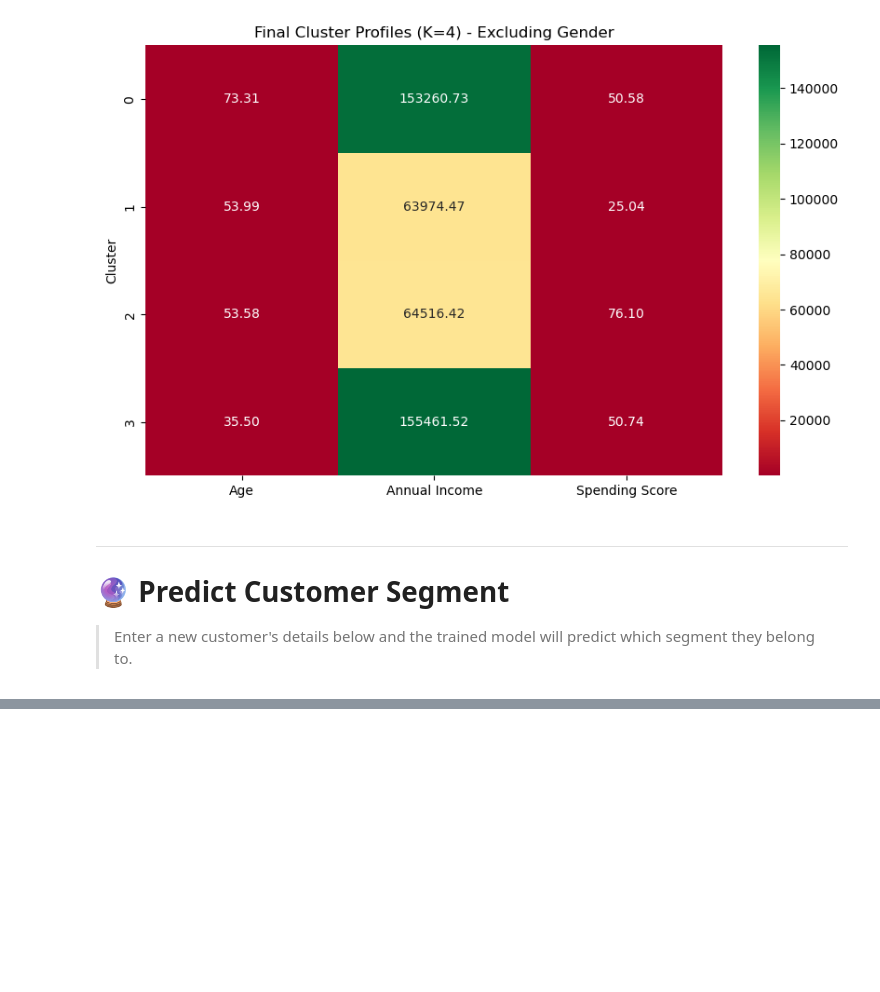
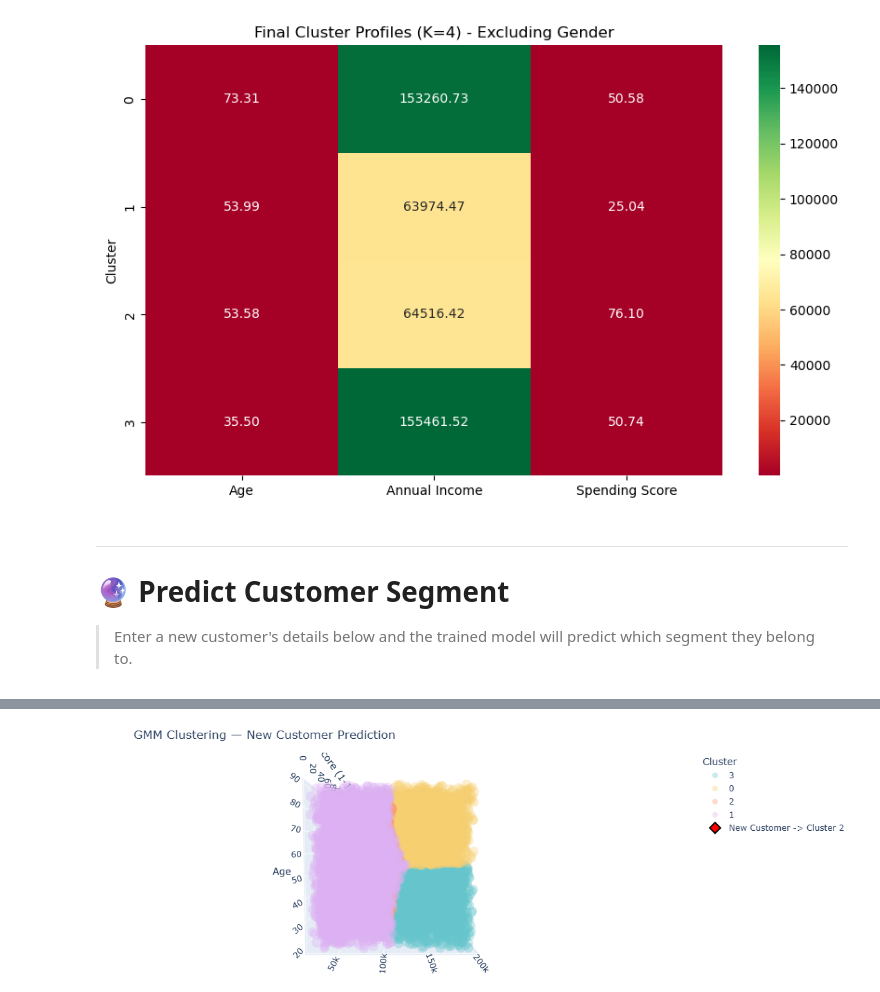
Before and after one commit to mo12k/BMCS-2203-AI, a Jupyter notebook: mall_segmentation/member_gmm_clustering1.ipynb, the cells around one changed output, grey strips where cells are left out. Drawn from its saved outputs; the diff is of its cells as text; code cells hidden in the pictures; blank space fills up the shorter version.

```diff
--- a/mall_segmentation/member_gmm_clustering1.ipynb
+++ b/mall_segmentation/member_gmm_clustering1.ipynb
@@ -31,7 +31,7 @@ import numpy as np
 import pandas as pd
 
 # 加载你 step0 处理好的完整数据
-df = pd.read_csv('data/data_full_preprocessed.csv')
+df = pd.read_csv('data/data_preprocessed.csv')
 print(f"数据加载成功，当前共有 {df.shape[0]} 条记录")
 # %% [output]
 数据加载成功，当前共有 15079 条记录
@@ -576,0 +472,57 @@ NameError: name 'new_customer_scaled' is not defined
+# %%
+import plotly.express as px
+import plotly.graph_objects as go
+import pandas as pd
+
+# ============================================================
+#  3D INTERACTIVE PLOT (No PCA needed since we have exactly 3 features!)
+# ============================================================
+
+# 1. 准备绘图数据 (直接使用真实的业务特征)
+df_plot = df[['Age', 'Annual Income', 'Spending Score']].copy()
+df_plot['Cluster'] = cluster_labels.astype(str)
+
+# 2. 画出可以互动的 3D 散点图
+fig = px.scatter_3d(
+    df_plot,
+    x='Annual Income',       # X轴：收入
+    y='Spending Score',      # Y轴：消费得分
+    z='Age',                 # Z轴(深度)：年龄
+    color='Cluster',
+    opacity=0.35,            # 透明度调低，显得像 2D Seaborn 图一样清爽
+    title='GMM Clustering — New Customer Prediction',
+    color_discrete_sequence=px.colors.qualitative.Pastel # 柔和的颜色
+)
+
+# 3. 把“新客户(YOU)”高亮放进去，并明确标出他被分到了哪个 Cluster
+fig.add_trace(go.Scatter3d(
+    x=[input_annual_income],
+    y=[input_spending_score],
+    z=[input_age],
+    mode='markers+text',
+    text=[f'⭐ YOU (Cluster {predicted_cluster})'],  # 👈 这里把 Cluster 补上了！
+    textposition='top center',
+    textfont=dict(size=12, color='black', weight='bold'),
+    marker=dict(size=12, color='red', symbol='diamond', line=dict(color='black', width=2)),
+    name=f'New Customer -> Cluster {predicted_cluster}' # 👈 图例里也写清楚了
+))
+
+# 4. 关键魔法：调整初始视角 (Camera Angle)
+fig.update_layout(
+    scene=dict(
+        xaxis_title='Annual Income ($)',
+        yaxis_title='Spending Score (1-100)',
+        zaxis_title='Age',
+        camera=dict(
+            up=dict(x=0, y=0, z=1),
+            center=dict(x=0, y=0, z=0),
+            eye=dict(x=0, y=-2.0, z=0.1)  # 正视XY面，略微带一点俯视
+        )
+    ),
+    legend_title_text='Cluster',
+    margin=dict(l=0, r=0, b=0, t=40)
+)
+
+fig.show()
+# %% [output]
+[figure, added]
```
Also changed, not shown: parts of 4 cells of this notebook.
